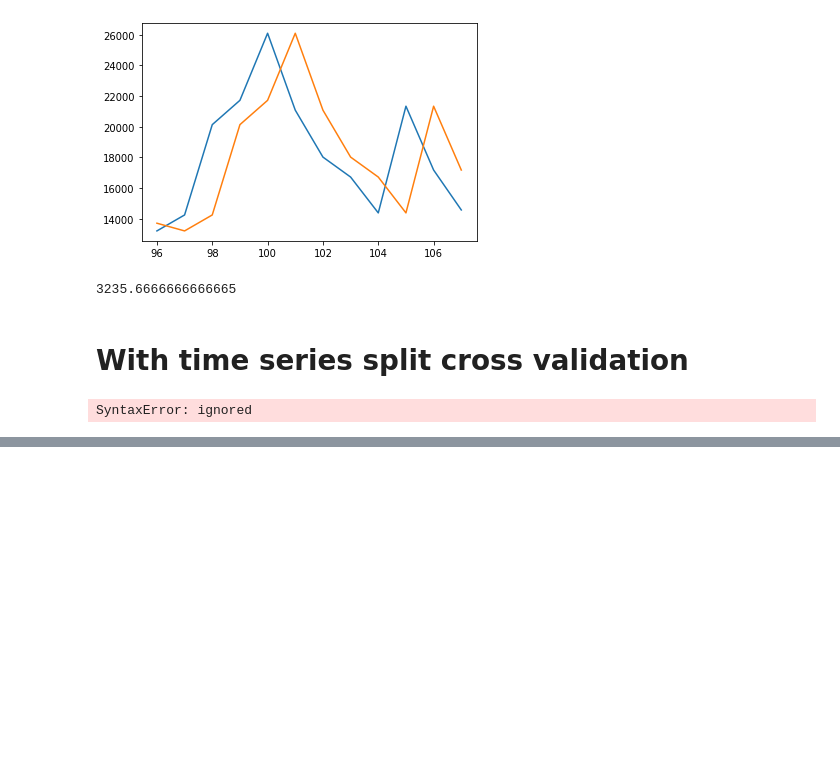
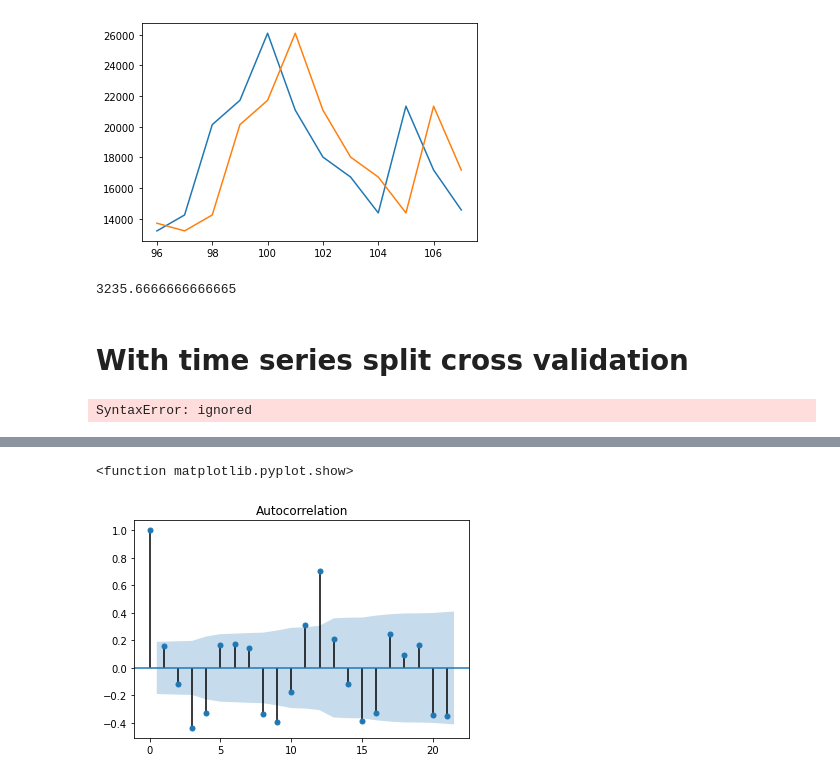
Before and after one commit to andreoniriccardo/time-series, a Jupyter notebook: TimeSeriesProphet.ipynb, the cells around one changed output, grey strips where cells are left out. Drawn from its saved outputs; the diff is of its cells as text; code cells hidden in the pictures; blank space fills up the shorter version.

```diff
--- a/TimeSeriesProphet.ipynb
+++ b/TimeSeriesProphet.ipynb
@@ -349,0 +374,7 @@ mae
+# %%
+# diff 1 volta
+plot_acf(df['Sales'].diff().dropna())
+plt.show
+# %% [output]
+<function matplotlib.pyplot.show>
+[figure, added]
```
Also changed, not shown: parts of 6 cells of this notebook.
